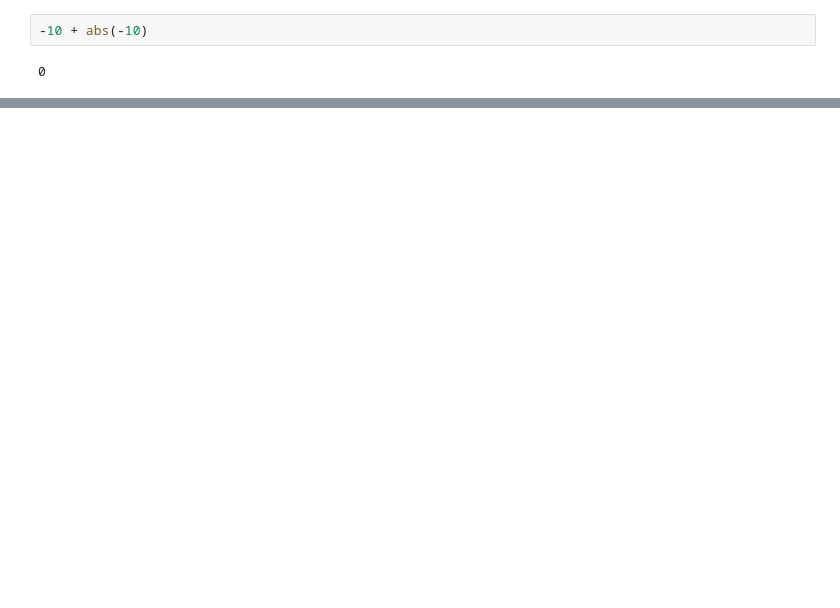
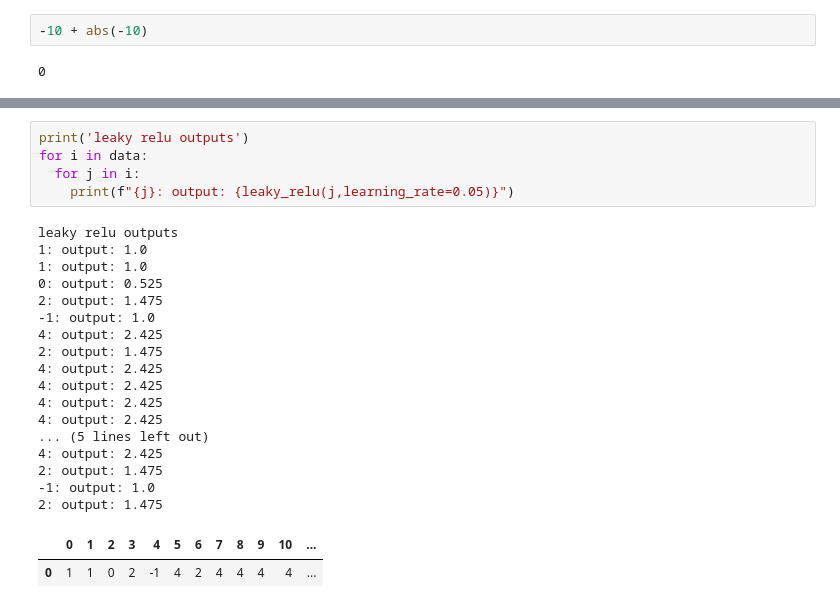
Before and after one commit to QaziSaim/DeepLearning--DeepNeuralNetwork-, a Jupyter notebook: Activations_Function_In_python.ipynb, the cells around one changed output, grey strips where cells are left out. Drawn from its saved outputs; the diff is of its cells as text; blank space fills up the shorter version.

```diff
--- a/Activations_Function_In_python.ipynb
+++ b/Activations_Function_In_python.ipynb
@@ -50,0 +117,25 @@ np.random.rand()
+# %%
+print('leaky relu outputs')
+for i in data:
+  for j in i:
+    print(f"{j}: output: {leaky_relu(j,learning_rate=0.05)}")
+# %% [output]
+leaky relu outputs
+1: output: 1.0
+1: output: 1.0
+0: output: 0.525
+2: output: 1.475
+-1: output: 1.0
+4: output: 2.425
+2: output: 1.475
+4: output: 2.425
+4: output: 2.425
+4: output: 2.425
+4: output: 2.425
+... (5 lines left out)
+4: output: 2.425
+2: output: 1.475
+-1: output: 1.0
+2: output: 1.475
+|  | 0 | 1 | 2 | 3 | 4 | 5 | 6 | 7 | 8 | 9 | 10 | ... |
+| 0 | 1 | 1 | 0 | 2 | -1 | 4 | 2 | 4 | 4 | 4 | 4 | ... |
```
Also changed, not shown: parts of 19 cells of this notebook.
